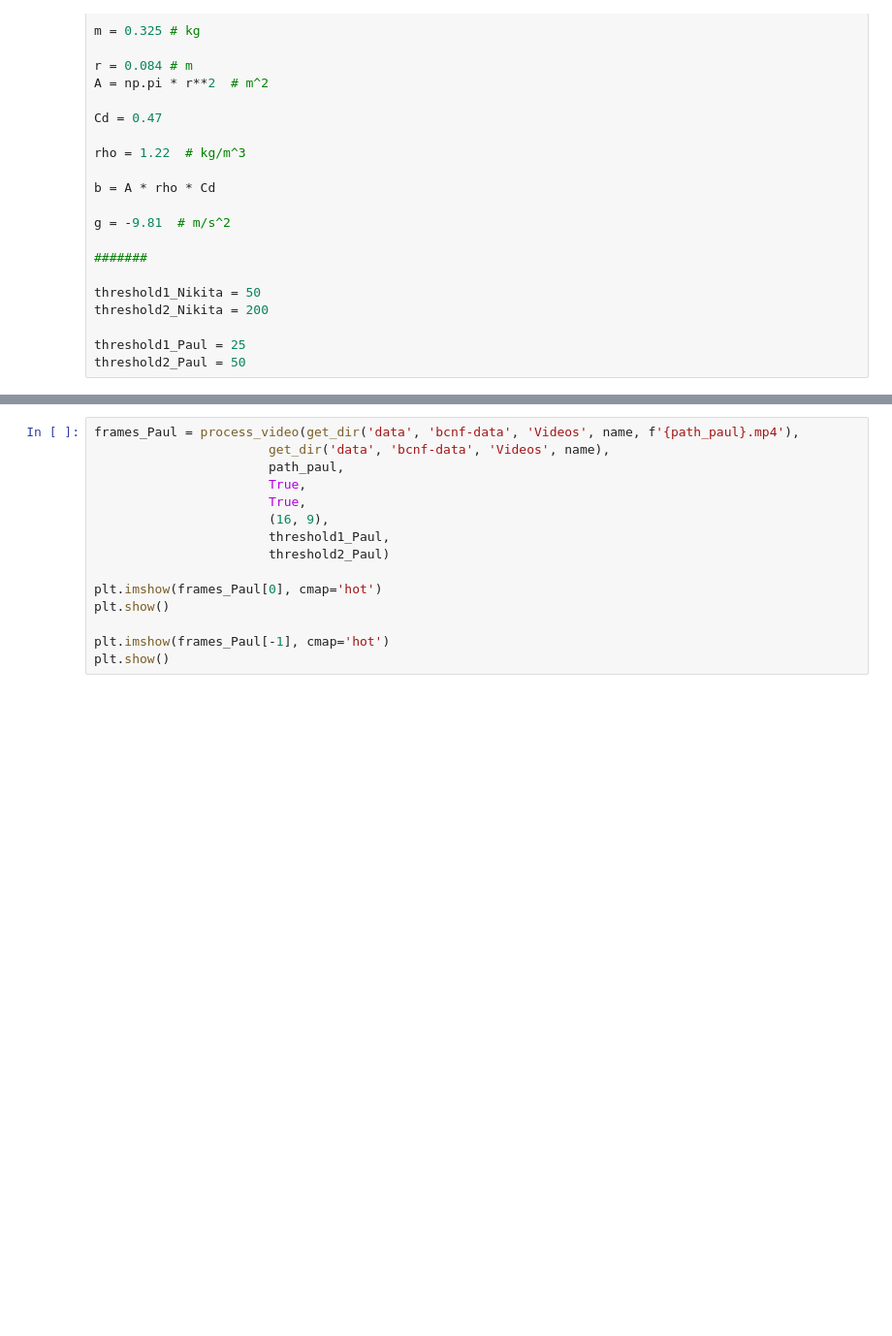
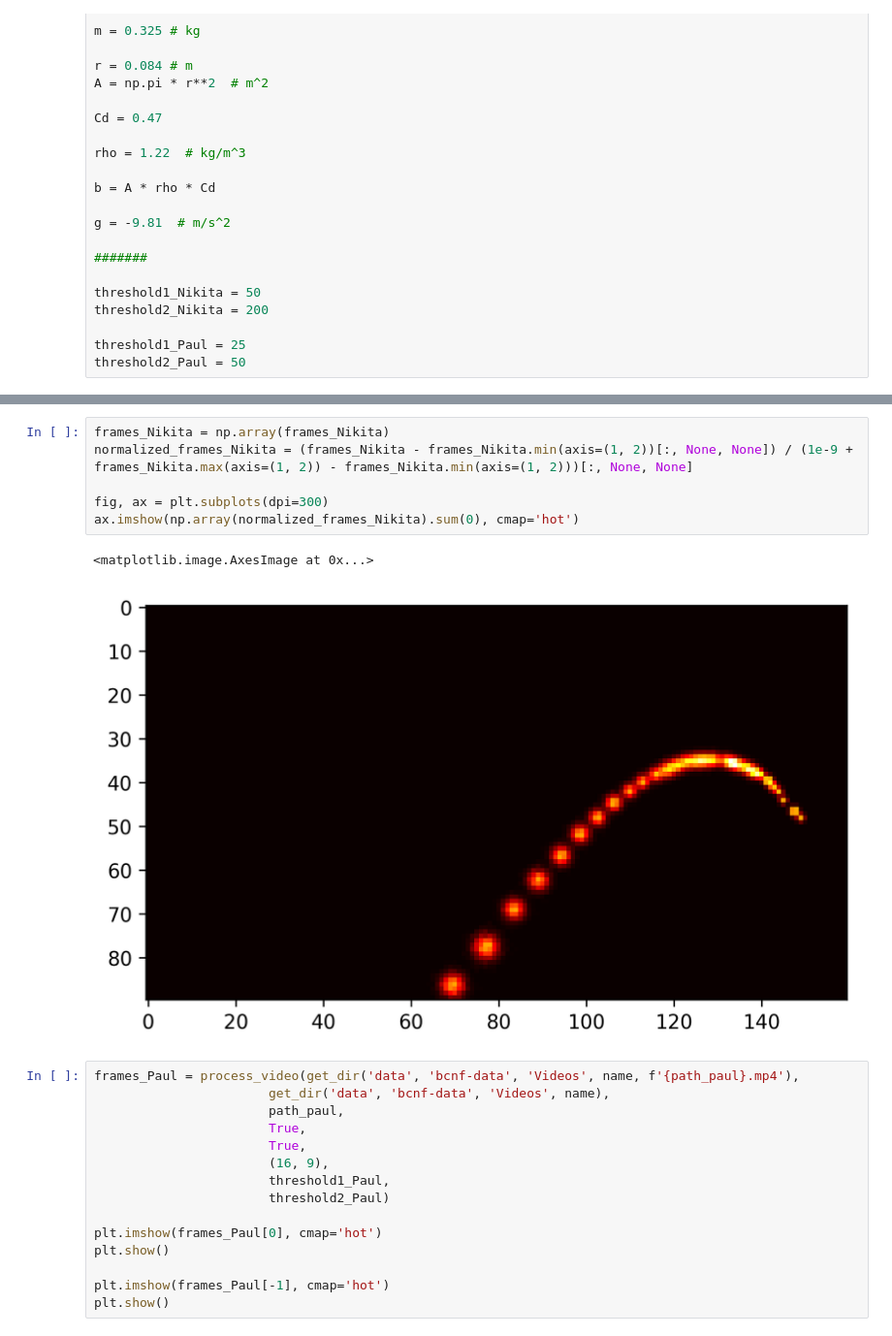
Before and after one commit to MrWhatZitToYaa/IGNNS-final-project, a Jupyter notebook: experimental/convert_videos.ipynb, the cells around one changed output, grey strips where cells are left out. Shown: that part at 97% size. Drawn from its saved outputs; the diff is of its cells as text; blank space fills up the shorter version.

```diff
--- a/experimental/convert_videos.ipynb
+++ b/experimental/convert_videos.ipynb
@@ -149,3 +149,12 @@ MovieWriter imagemagick unavailable; using Pillow instead.
+# %%
+frames_Nikita = np.array(frames_Nikita)
+normalized_frames_Nikita = (frames_Nikita - frames_Nikita.min(axis=(1, 2))[:, None, None]) / (1e-9 + frames_Nikita.max(axis=(1, 2)) - frames_Nikita.min(axis=(1, 2)))[:, None, None]
+
+fig, ax = plt.subplots(dpi=300)
+ax.imshow(np.array(normalized_frames_Nikita).sum(0), cmap='hot')
+# %% [output]
+<matplotlib.image.AxesImage at 0x...>
+[figure, added]
 # %%
 frames_Paul = process_video(get_dir('data', 'bcnf-data', 'Videos', name, f'{path_paul}.mp4'),
                        get_dir('data', 'bcnf-data', 'Videos', name),
```
Also changed, not shown: parts of 3 cells of this notebook.
